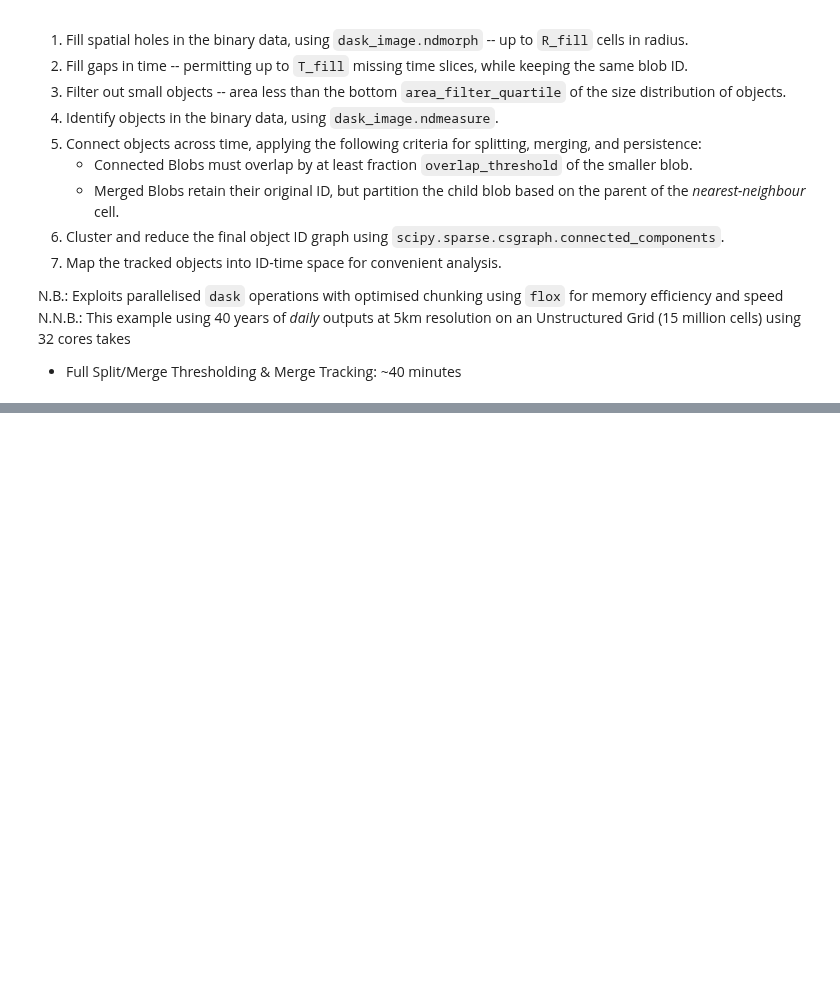
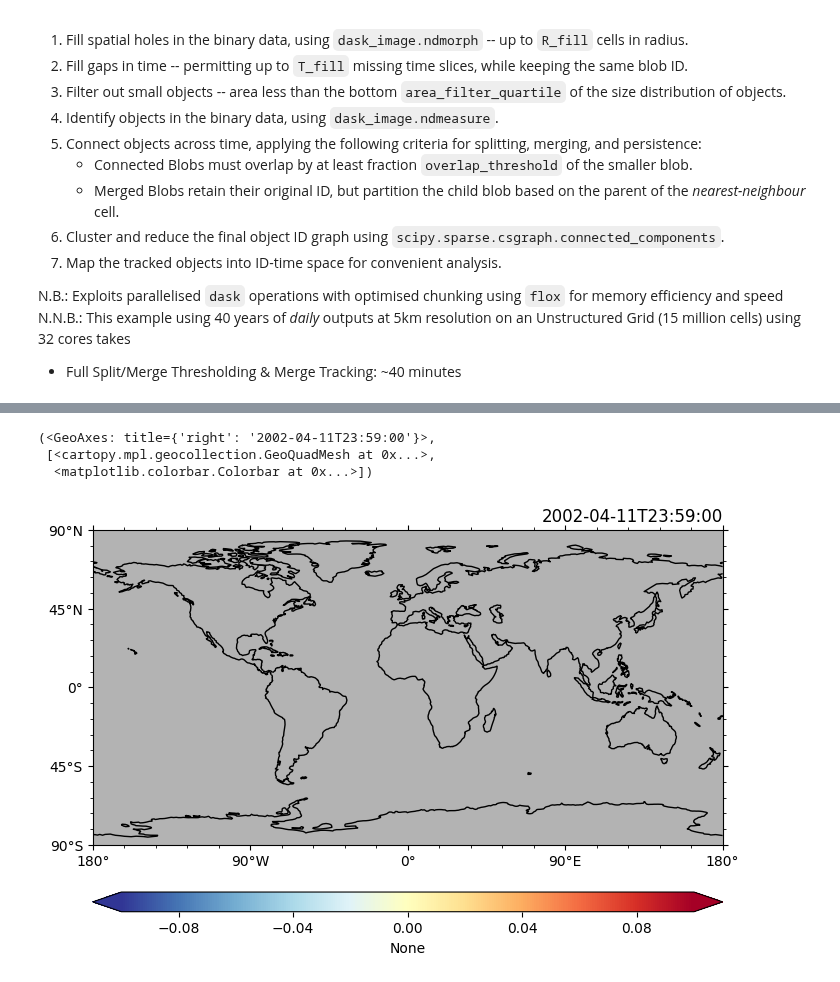
Before and after one commit to wienkers/spot_the_blOb, a Jupyter notebook: notebooks/unstructured/02_id_track_events.ipynb, the cells around one changed output, grey strips where cells are left out. Saved outputs shown, nothing was run; the diff lists cells and outputs as text; code cells hidden in the pictures; blank space fills up the shorter version.

Commit message:
blob props with cartesian nearly done. few bug fixes. still some todo

```diff
--- a/notebooks/unstructured/02_id_track_events.ipynb
+++ b/notebooks/unstructured/02_id_track_events.ipynb
@@ -48,12 +38,12 @@ client = hpc.StartLocalCluster(n_workers=32, n_threads=1)
 # Load Pre-processed Data (cf. `01_preprocess_extremes.ipynb`)
 
 file_name = Path('/scratch') / getuser()[0] / getuser() / 'mhws' / 'extreme_events_binary_unstruct.zarr'
-chunk_size = {'time': 4, 'lat': -1, 'lon': -1}
-ds = xr.open_zarr(str(file_name), chunks=chunk_size).isel(time=slice(0,128))
+chunk_size = {'time': 4, 'ncells': -1}
+ds = xr.open_zarr(str(file_name), chunks={}).isel(time=slice(0,128)).chunk(chunk_size)
 # %%
 # Tracking Parameters
 
-drop_area_quartile = 0.5  # Remove the smallest 50% of the identified blobs
+drop_area_quartile = 0.8  # Remove the smallest 80% of the identified blobs
 hole_filling_radius = 32   # Fill small holes with radius < 8 elements
 time_gap_fill = 2         # Allow gaps of 2 days and still continue the blob tracking with the same ID
 allow_merging = True      # Allow blobs to split/merge. Keeps track of merge events & unique IDs.
@@ -66,7 +56,8 @@ tracker = blob.Spotter(ds.extreme_events, ds.mask, R_fill=hole_filling_radius, T
                        allow_merging=allow_merging, overlap_threshold=overlap_threshold, nn_partitioning=nn_partitioning,
                        xdim='ncells',               # Need to tell spot_the_blOb the new Unstructured dimension
                        unstructured_grid=True,      # Use Unstructured Grid
-                       neighbours=ds.neighbours)    # Connectivity array for the Unstructured Grid
+                       neighbours=ds.neighbours,    # Connectivity array for the Unstructured Grid
+                       cell_areas=ds.cell_areas)      # Cell areas for each Unstructured Grid cell
 # blobs = tracker.run(return_merges=False)
 
 # blobs
@@ -73,3 +66,3 @@ tracker = blob.Spotter(ds.extreme_events, ds.mask, R_fill=hole_filling_radius, T
 # %%
-data_bin_filled = tracker.fill_holes().persist()
+data_bin_filled = tracker.fill_holes(tracker.data_bin).persist()
 data_bin_filled
@@ -79,3 +138,10 @@ data_bin_gap_filled
+# %%
+data_bin_gap_filled.isel(time=0).pyic.plot()
+# %% [output]
+(<GeoAxes: title={'right': '2002-04-11T23:59:00'}>,
+ [<cartopy.mpl.geocollection.GeoQuadMesh at 0x...>,
+  <matplotlib.colorbar.Colorbar at 0x...>])
+[figure, added]
 # %%
 data_bin_filtered, area_threshold, blob_areas, N_blobs_unfiltered = tracker.filter_small_blobs(data_bin_gap_filled)
 # %%
```
Also changed, not shown: parts of 22 cells of this notebook, 4 other files.
